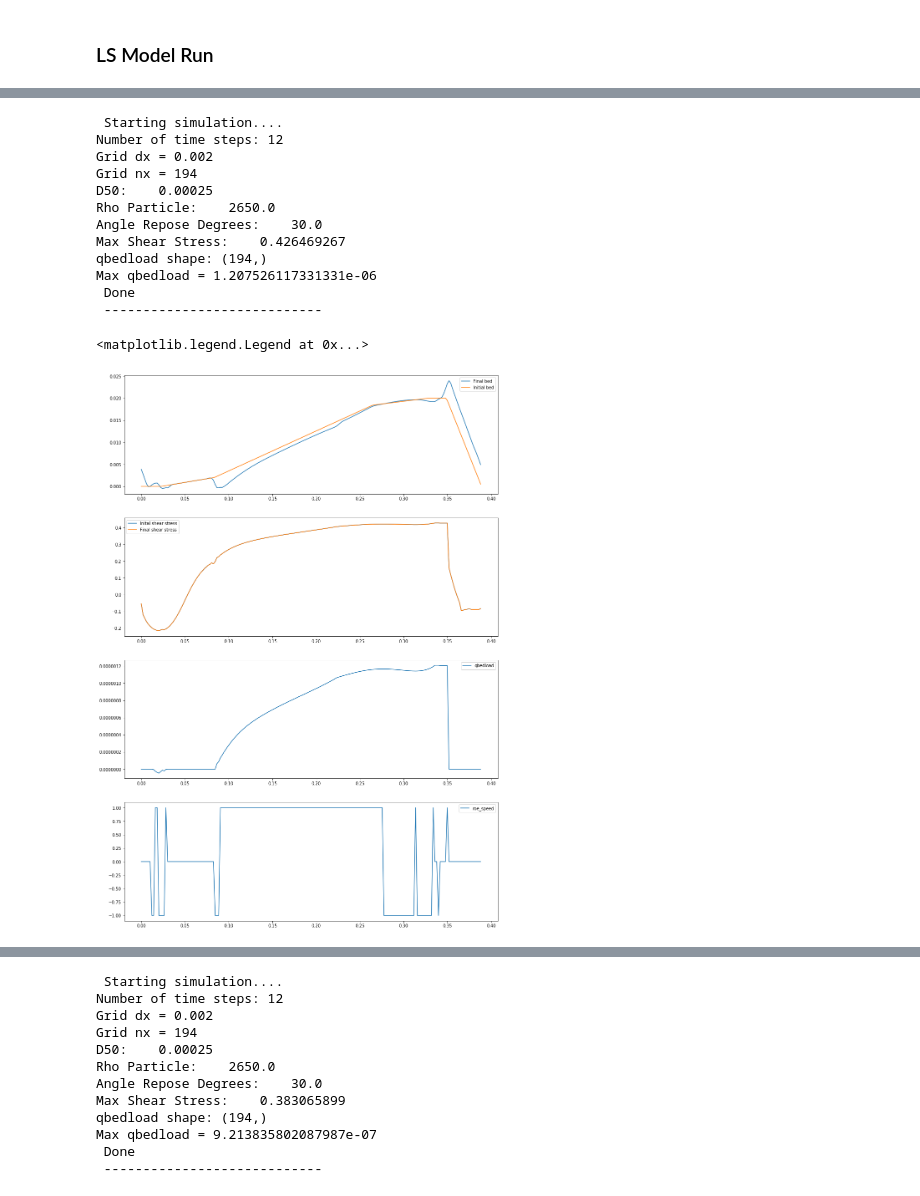
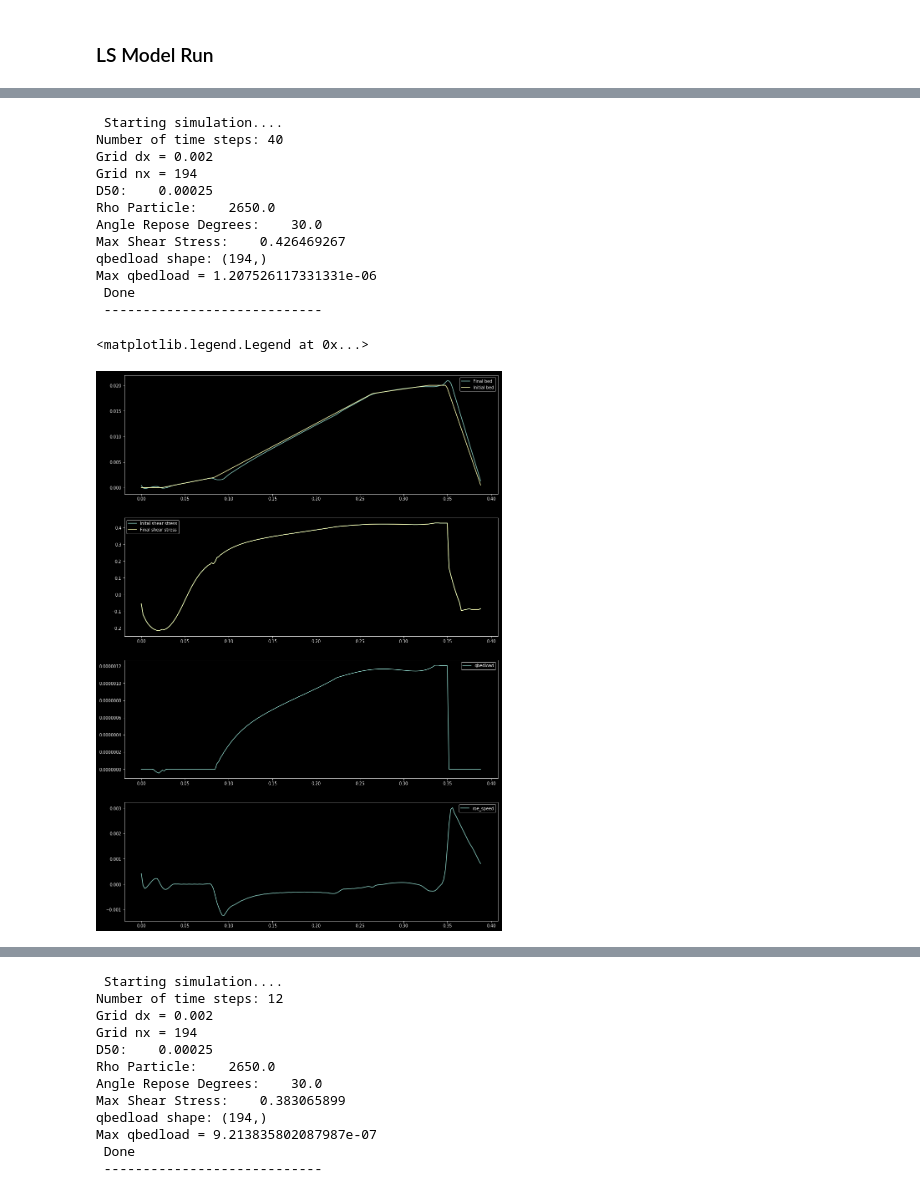
Before and after one commit to plgrover/pymorph, a Jupyter notebook: notebooks/Paper_1/2018-12-12 Paper 1 Dune Modelling.ipynb, the cells around one changed output, grey strips where cells are left out. Saved outputs shown, nothing was run; the diff lists cells and outputs as text; code cells hidden in the pictures.

Commit message:
Still working on the shear shifting routine.

```diff
--- a/notebooks/Paper_1/2018-12-12 Paper 1 Dune Modelling.ipynb
+++ b/notebooks/Paper_1/2018-12-12 Paper 1 Dune Modelling.ipynb
@@ -43,6 +43,7 @@ zbed, xc, dx = wmm.load_bed_profile(bed_filepath)
 bed_shear_filepath = os.path.join(casefolder,'6cm', 'ke_shear.txt')
 bed_shear_stress = wmm.load_bed_shear_stress(bed_shear_filepath)
 plt.figure(figsize=[16,8])
+plt.style.use('dark_background')
 plt.plot(xc,bed_shear_stress/10.)
 plt.plot(xc, zbed)
 # %% [output]
@@ -51,39 +52,46 @@ plt.plot(xc, zbed)
 # %%
+model = None
+bed_shear_filepath = os.path.join(casefolder,'6cm', 'ke_shear.txt')
+bed_shear_stress = wmm.load_bed_shear_stress(bed_shear_filepath)
+
 model = wmm.UpwindMorphologicalModel(D50)
-model.setup_model(bed_shear_stress, zbed, xc, dx,useSmoother=True, adjustment_angle=28.)
-simulationTime = 120
-dt = 10
+model.setup_model(bed_shear_stress.copy(), zbed.copy(), xc, dx,useSmoother=True, adjustment_angle=20.)
+simulationTime = 40
+dt = 1
 
 zc_kwsst_12cm, qbedload, bedShear, roe_speed = model.run_model(simulationTime,
                                                              dt=dt,
                                                              useSlopeAdjust=False)
 
 fig, axs = plt.subplots(4,1, figsize=[16,24])
+plt.style.use('dark_background')
 axs[0].plot(xc, zc_kwsst_12cm, label='Final bed')
 axs[0].plot(xc, zbed, label='Initial bed')
+#axs[0].set_xlim([0.075, 0.125])
 axs[0].legend()
 
 axs[1].plot(xc, bed_shear_stress, label='Inital shear stress')
 axs[1].plot(xc, bedShear, label='Final shear stress')
+#axs[1].set_xlim([0.075, 0.125])
 axs[1].legend()
 
 axs[2].plot(xc, qbedload, label='qbedload')
 axs[2].legend()
 
-axs[3].plot(xc, roe_speed, label='roe_speed')
+axs[3].plot(xc, zc_kwsst_12cm-zbed, label='roe_speed')
 axs[3].legend()
 # %% [output]
  Starting simulation....
-Number of time steps: 12
+Number of time steps: 40
 Grid dx = 0.002
 Grid nx = 194
 D50:    0.00025
 Rho Particle:    2650.0
 Angle Repose Degrees:    30.0
 Max Shear Stress:    0.426469267
 qbedload shape: (194,)
 Max qbedload = 1.207526117331331e-06
  Done
  ----------------------------
 <matplotlib.legend.Legend at 0x...>
-[figure, old version]
+[figure, new version]
```
Also changed, not shown: parts of 2 cells of this notebook, 4 other files.
